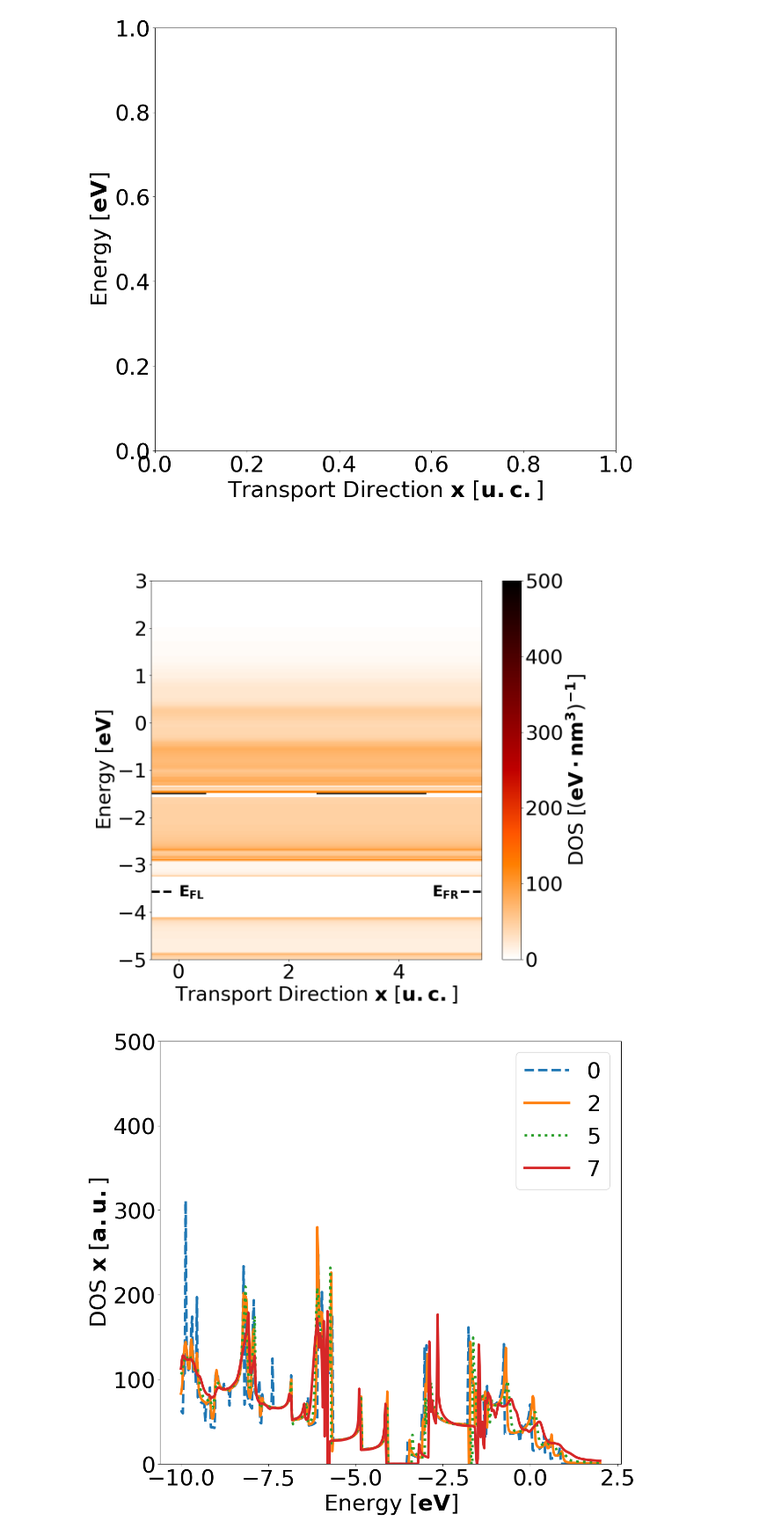
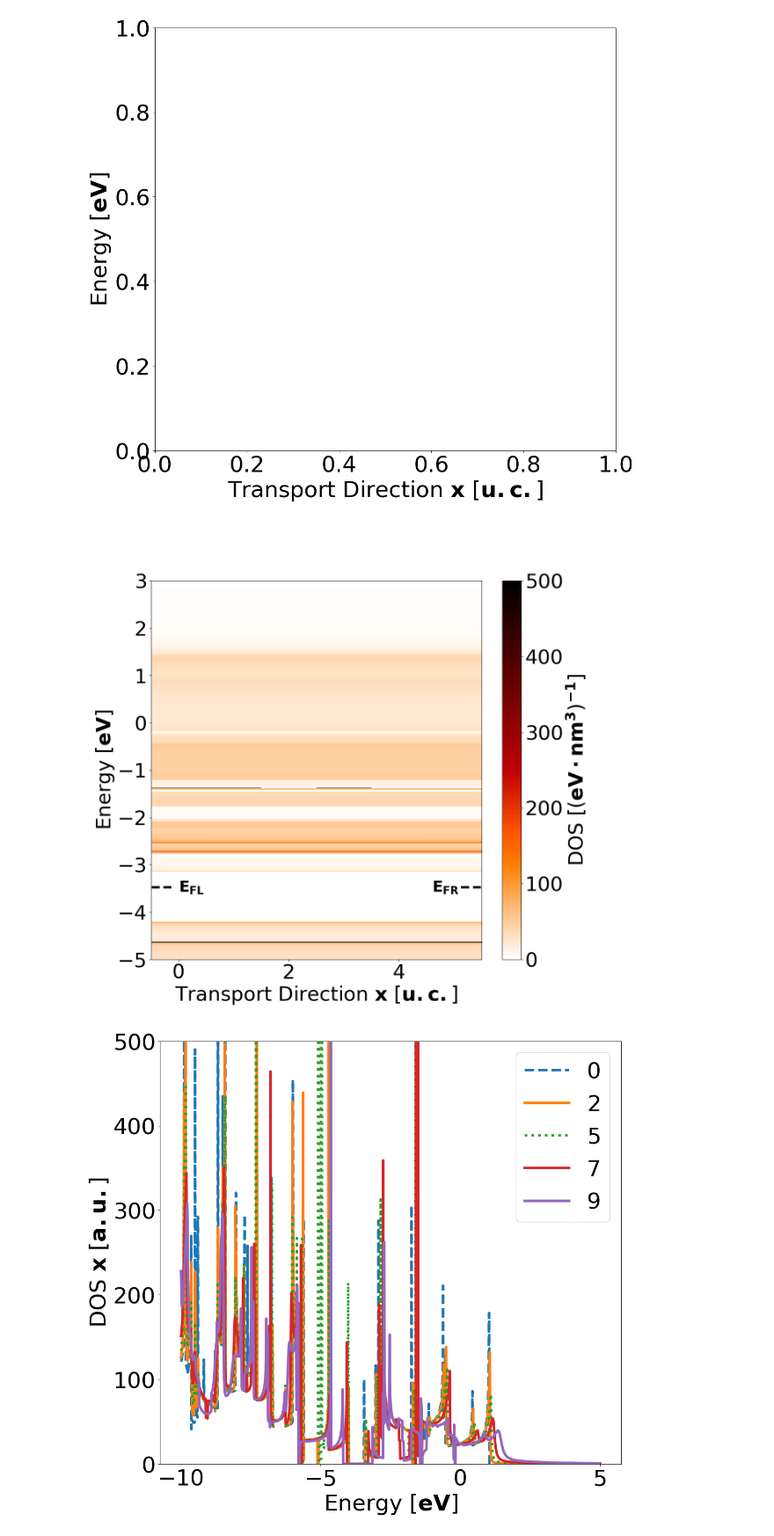
Before and after one commit to Nano-TCAD/QuaTrEx, a Jupyter notebook: quatrex/results/CNT_sc/analysis.ipynb, the cells around one changed output. Shown at 88% size. Saved outputs shown, nothing was run; the diff lists cells and outputs as text; code cells hidden in the pictures.

Commit message:
removing boundary conditions from W (for test)

```diff
--- a/quatrex/results/CNT_sc/analysis.ipynb
+++ b/quatrex/results/CNT_sc/analysis.ipynb
@@ -71,31 +71,34 @@ gif.save(frames, 'DOS.gif', duration = 1000)
 TypeError: Dimensions of C (6, 10000) are incompatible with X (450) and/or Y (6); see help(pcolormesh)
 [figure]
 # %%
-plot_gold(8)
+plot_gold(9)
 # %% [output]
-[figure, old version]
+[figure, new version]
 # %%
 plt.figure(figsize = (13,12))
 ax1 = plt.gca()
 ax1.set_ylabel('DOS' + ' ' + r'$\mathbf{x}$' + ' ' + r'$ [\mathbf{a.u.}]$')
 ax1.set_xlabel('Energy' + ' '  + r'$[\mathbf{eV}]$')
 
 DOS_TEST = np.loadtxt('DOS_' + str(0) + '.dat').view(complex)
 
 plt.plot(E, DOS_TEST[:, 0], label = '0', linewidth = '4', linestyle = 'dashed')
 #DOS_TEST = np.loadtxt('DOS_' + str(1) + '.dat').view(complex)
 #plt.plot(DOS_TEST[:, 1])
-DOS_TEST = np.loadtxt('DOS_' + str(2) + '.dat').view(complex)
+DOS_TEST = np.loadtxt('DOS_' + str(1) + '.dat').view(complex)
 plt.plot(E, DOS_TEST[:, 3], label = '2', linewidth = '4')
 
-DOS_TEST = np.loadtxt('DOS_' + str(4) + '.dat').view(complex)
+DOS_TEST = np.loadtxt('DOS_' + str(2) + '.dat').view(complex)
 plt.plot(E, DOS_TEST[:, 5],    label = '5', linewidth = '4', linestyle = 'dotted')
 
+DOS_TEST = np.loadtxt('DOS_' + str(4) + '.dat').view(complex)
+plt.plot(E, DOS_TEST[:, 5],   label = '7', linewidth = '4', linestyle = 'solid')
+
 DOS_TEST = np.loadtxt('DOS_' + str(9) + '.dat').view(complex)
-plt.plot(E, DOS_TEST[:, 0],   label = '7', linewidth = '4', linestyle = 'solid')
+plt.plot(E, DOS_TEST[:, 5],   label = '9', linewidth = '4', linestyle = 'solid')
 
 plt.ylim(0, 500)
 plt.legend()
 plt.savefig('dos.png', dpi= 150)
 # %% [output]
-[figure, old version]
+[figure, new version]
```
Also changed, not shown: parts of 4 cells of this notebook, 5 other files.
